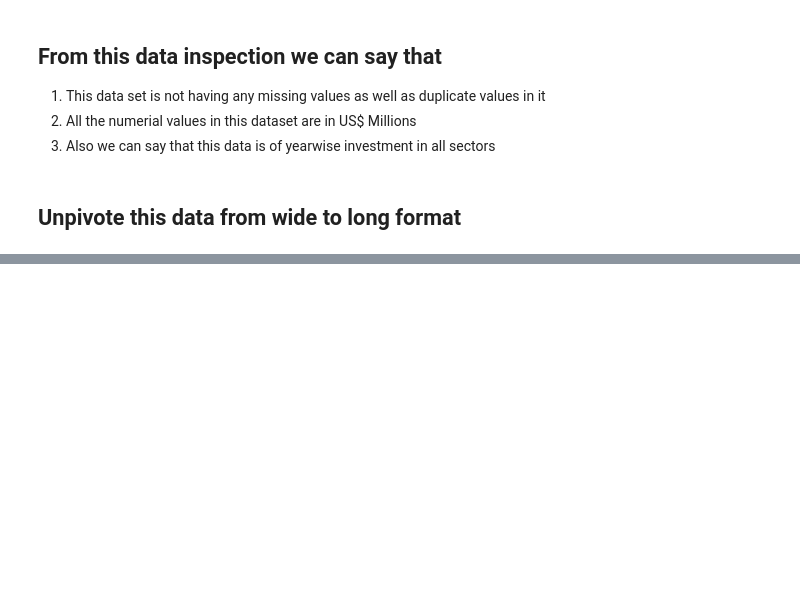
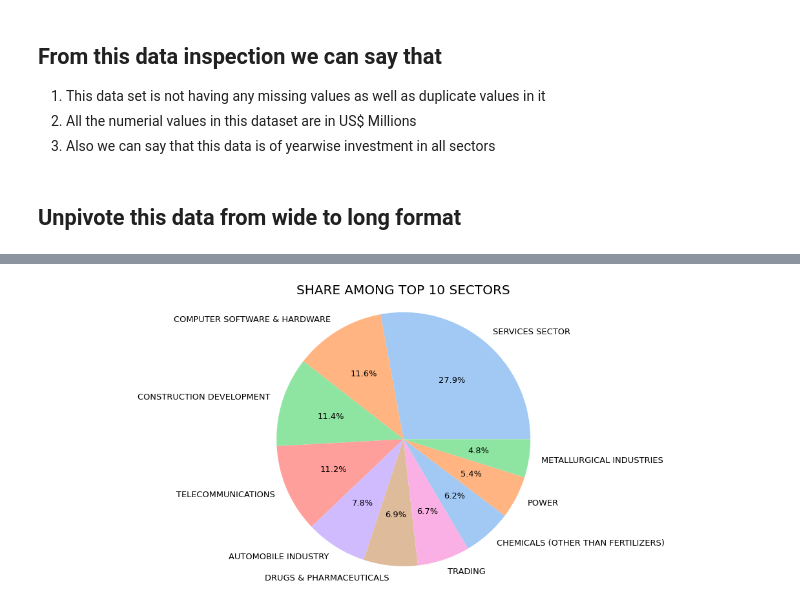
Before and after one commit to praffs18/Data-Analysis-on-FDI-Data, a Jupyter notebook: Data_Analysis_on_FDI_dataset.ipynb, the cells around one changed output, grey strips where cells are left out. Cells and saved outputs as stored; diff of their text form; code cells hidden in the pictures; blank space fills up the shorter version.

```diff
--- a/Data_Analysis_on_FDI_dataset.ipynb
+++ b/Data_Analysis_on_FDI_dataset.ipynb
@@ -227,0 +280,11 @@ plt.show()
+# %%
+#pie chart to visualise percentage share of FDI among top 10 sectors
+plt.figure(figsize=(20,8))
+colors = sns.color_palette('pastel')[0:7]
+textprops = {'fontsize':13}
+plt.pie(top_10['FDI in US$ Millions'],labels=top_10.index,colors=colors, autopct="%1.1f%%",textprops = textprops)
+plt.axis('equal')
+plt.title('SHARE AMONG TOP 10 SECTORS', fontsize = 20)
+plt.show()
+# %% [output]
+[figure, added]
```
Also changed, not shown: parts of 15 cells of this notebook.
